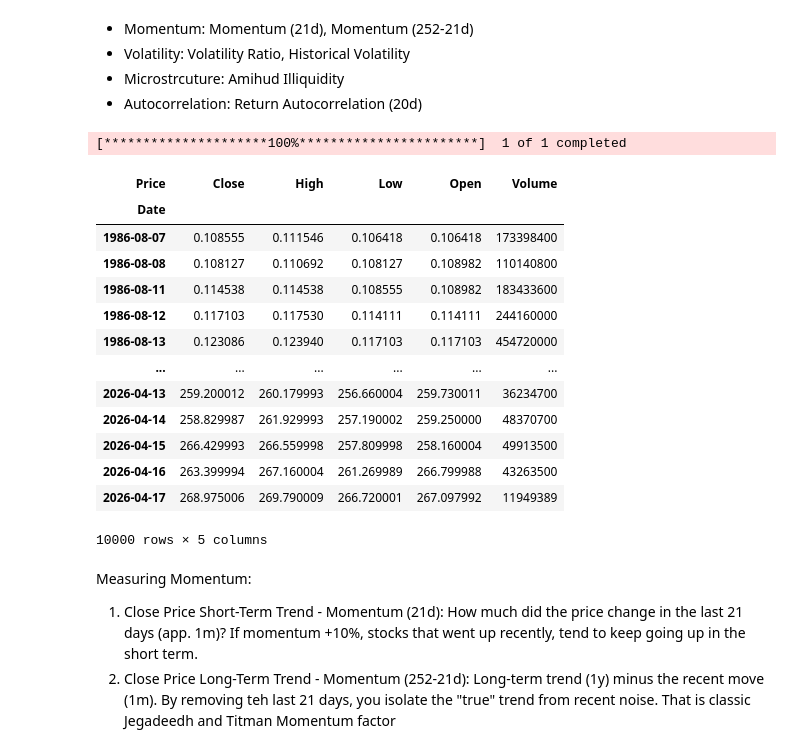
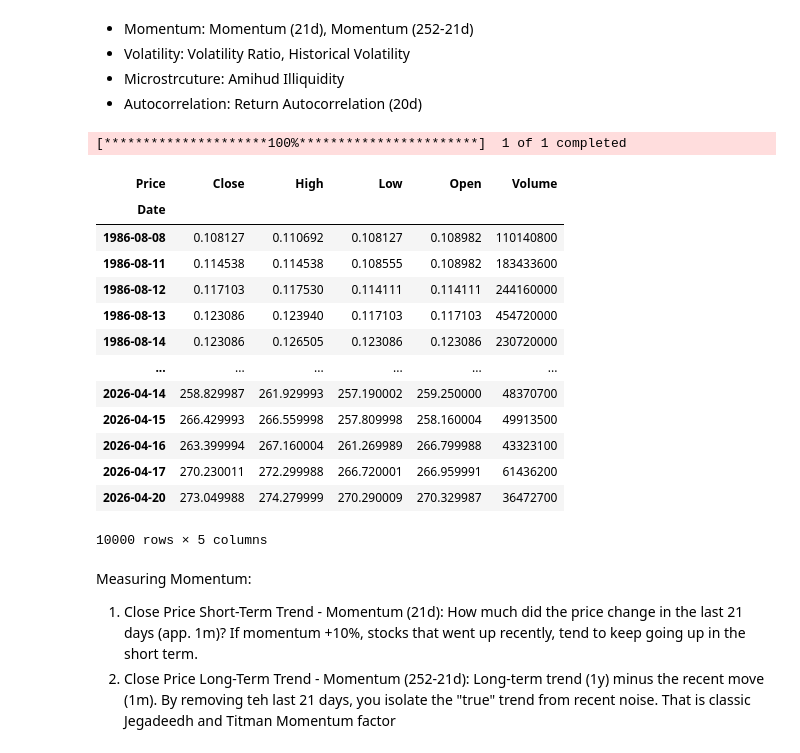
Before and after one commit to giovanarsfalcao/trading-analytics, a Jupyter notebook: research/2_features/1_price_derived/quant_features.ipynb, the cells around one changed output. Drawn from its saved outputs; the diff is of its cells as text; code cells hidden in the pictures.

```diff
--- a/research/2_features/1_price_derived/quant_features.ipynb
+++ b/research/2_features/1_price_derived/quant_features.ipynb
@@ -6,42 +6,42 @@
 # %%
 import yfinance as yf
 import numpy as np
 import pandas as pd
 import sys
 sys.path.insert(0, "/Users/giovanafalcao/Desktop/Projects/trading-analytics")
 from utils import yfinance_fix
 import matplotlib.pyplot as plt
 
 
 TICKER = "AAPL"
 INTERVAL = "1d"
-PERIOD = "730d" if INTERVAL == "1D" else "max"
+PERIOD = "730d" if INTERVAL == "1h" else "max"
 SHIFT = 1
 LOOKBACK = 10000
 
 def fetch_price_data(ticker = TICKER, interval = INTERVAL, period = PERIOD, shift = SHIFT, lookback = LOOKBACK):
     df = yf.download(ticker, session=yfinance_fix.chrome_session, interval = interval, period = period)
     df.columns = df.columns.get_level_values(0)
 
     return df.iloc[-lookback:, :]
 
 df = fetch_price_data()
 df
 # %% [output]
 [*********************100%***********************]  1 of 1 completed
 | Price | Close | High | Low | Open | Volume |
 | Date |  |  |  |  |  |
-| 1986-08-07 | 0.108555 | 0.111546 | 0.106418 | 0.106418 | 173398400 |
 | 1986-08-08 | 0.108127 | 0.110692 | 0.108127 | 0.108982 | 110140800 |
 | 1986-08-11 | 0.114538 | 0.114538 | 0.108555 | 0.108982 | 183433600 |
 | 1986-08-12 | 0.117103 | 0.117530 | 0.114111 | 0.114111 | 244160000 |
 | 1986-08-13 | 0.123086 | 0.123940 | 0.117103 | 0.117103 | 454720000 |
+| 1986-08-14 | 0.123086 | 0.126505 | 0.123086 | 0.123086 | 230720000 |
 | ... | ... | ... | ... | ... | ... |
-| 2026-04-13 | 259.200012 | 260.179993 | 256.660004 | 259.730011 | 36234700 |
 | 2026-04-14 | 258.829987 | 261.929993 | 257.190002 | 259.250000 | 48370700 |
 | 2026-04-15 | 266.429993 | 266.559998 | 257.809998 | 258.160004 | 49913500 |
-| 2026-04-16 | 263.399994 | 267.160004 | 261.269989 | 266.799988 | 43263500 |
-| 2026-04-17 | 268.975006 | 269.790009 | 266.720001 | 267.097992 | 11949389 |
+| 2026-04-16 | 263.399994 | 267.160004 | 261.269989 | 266.799988 | 43323100 |
+| 2026-04-17 | 270.230011 | 272.299988 | 266.720001 | 266.959991 | 61436200 |
+| 2026-04-20 | 273.049988 | 274.279999 | 270.290009 | 270.329987 | 36472700 |
 10000 rows × 5 columns
 # %% [markdown]
 Measuring Momentum:
```
Also changed, not shown: parts of 1 cell of this notebook.
